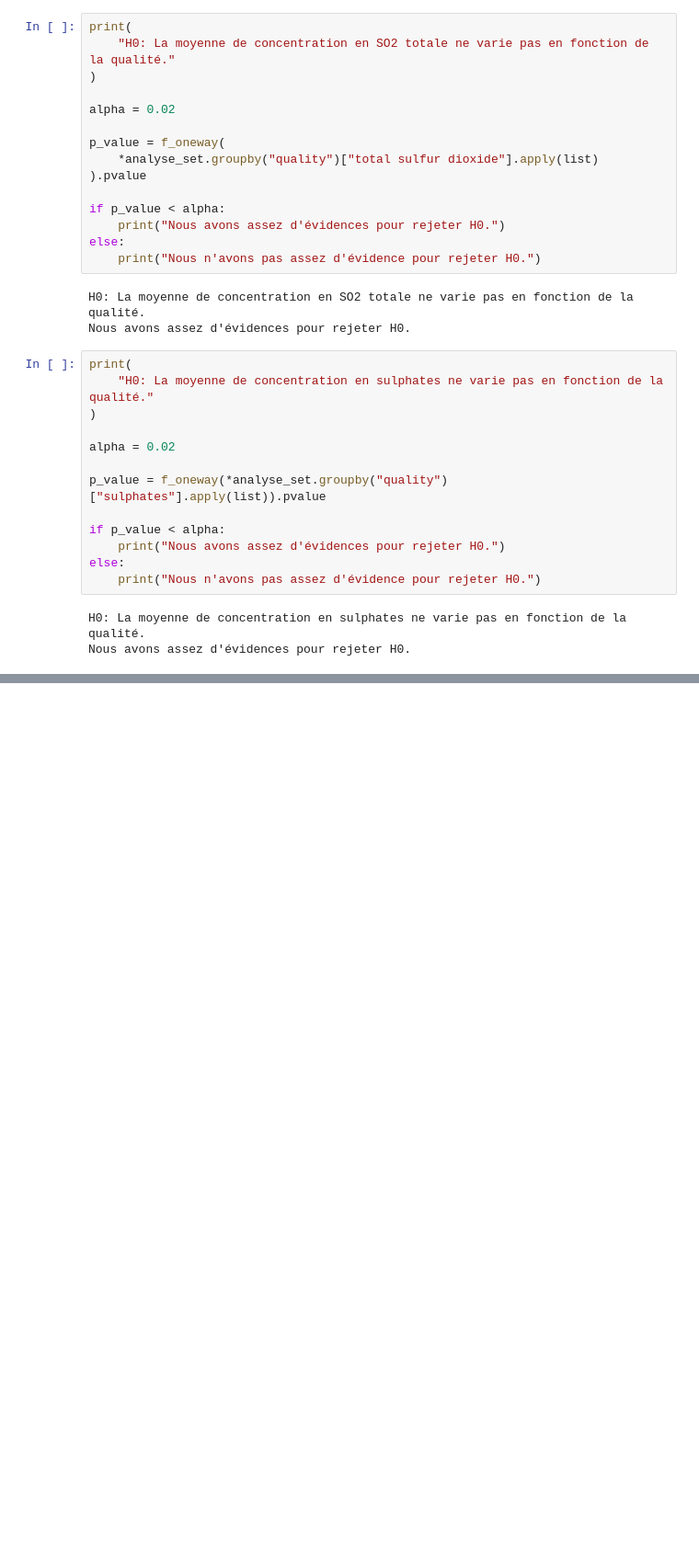
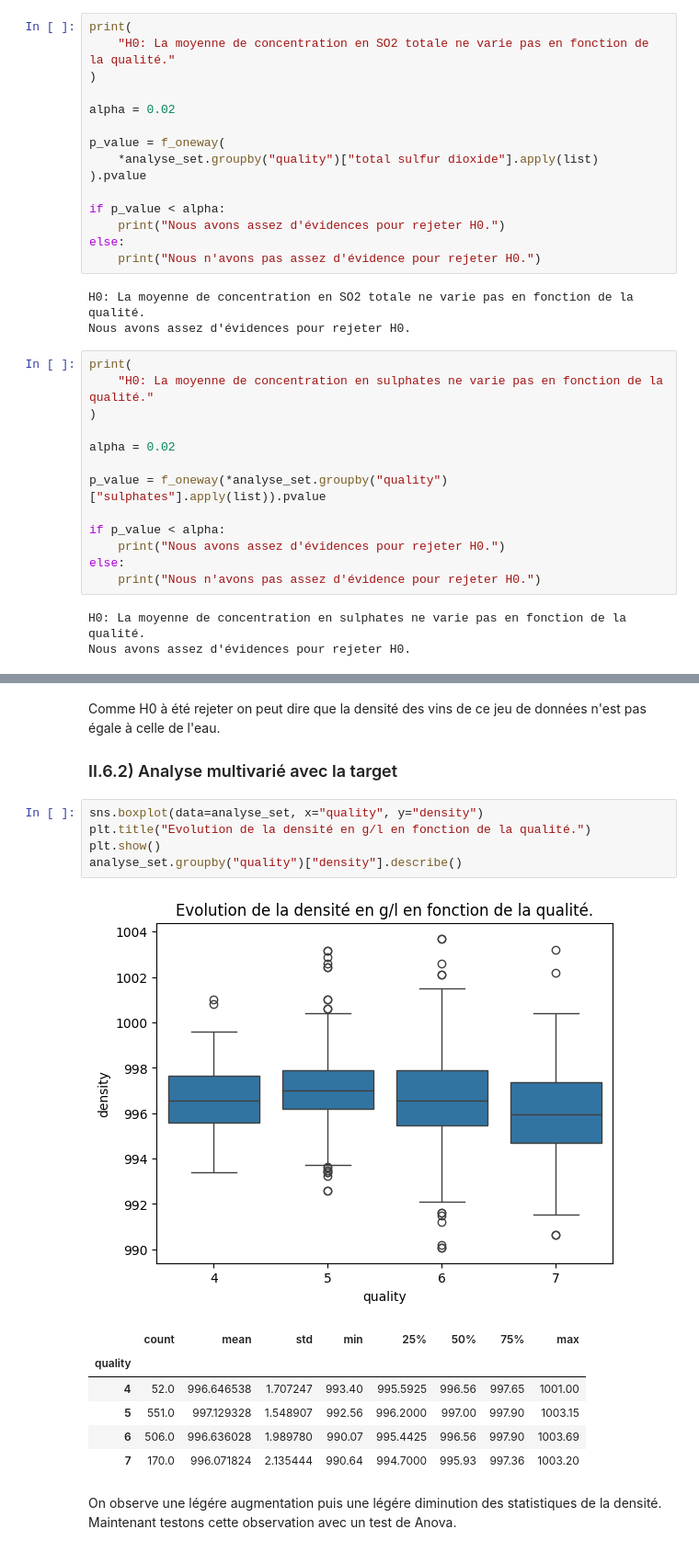
Before and after one commit to fmazur57u/WineQualityPrediction, a Jupyter notebook: winePrediction.ipynb, the cells around one changed output, grey strips where cells are left out. Shown: that part at 92% size. Cells and saved outputs as stored; diff of their text form; blank space fills up the shorter version.

```diff
--- a/winePrediction.ipynb
+++ b/winePrediction.ipynb
@@ -610,0 +653,19 @@ Sans surprise on à rejeter H0 pour les trois variables de composé souffré. On
+# %% [markdown]
+Comme H0 à été rejeter on peut dire que la densité des vins de ce jeu de données n'est pas égale à celle de l'eau.
+
+### II.6.2) Analyse multivarié avec la target
+# %%
+sns.boxplot(data=analyse_set, x="quality", y="density")
+plt.title("Evolution de la densité en g/l en fonction de la qualité.")
+plt.show()
+analyse_set.groupby("quality")["density"].describe()
+# %% [output]
+[figure, added]
+|  | count | mean | std | min | 25% | 50% | 75% | max |
+| quality |  |  |  |  |  |  |  |  |
+| 4 | 52.0 | 996.646538 | 1.707247 | 993.40 | 995.5925 | 996.56 | 997.65 | 1001.00 |
+| 5 | 551.0 | 997.129328 | 1.548907 | 992.56 | 996.2000 | 997.00 | 997.90 | 1003.15 |
+| 6 | 506.0 | 996.636028 | 1.989780 | 990.07 | 995.4425 | 996.56 | 997.90 | 1003.69 |
+| 7 | 170.0 | 996.071824 | 2.135444 | 990.64 | 994.7000 | 995.93 | 997.36 | 1003.20 |
+# %% [markdown]
+On observe une légére augmentation puis une légére diminution des statistiques de la densité. Maintenant testons cette observation avec un test de Anova.
```
Also changed, not shown: parts of 8 cells of this notebook.
